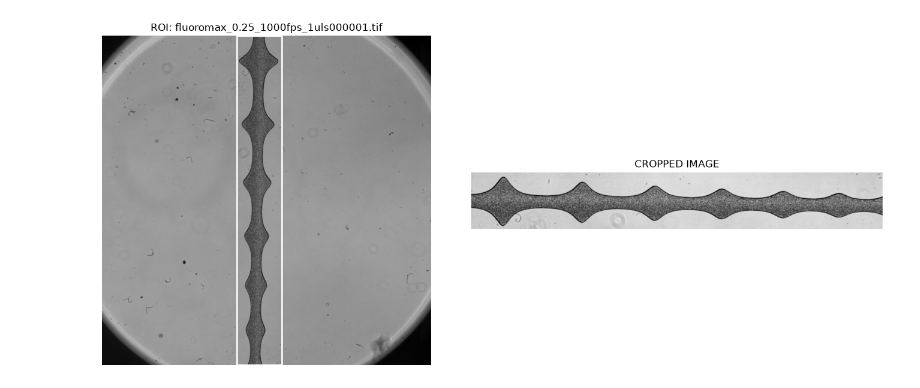
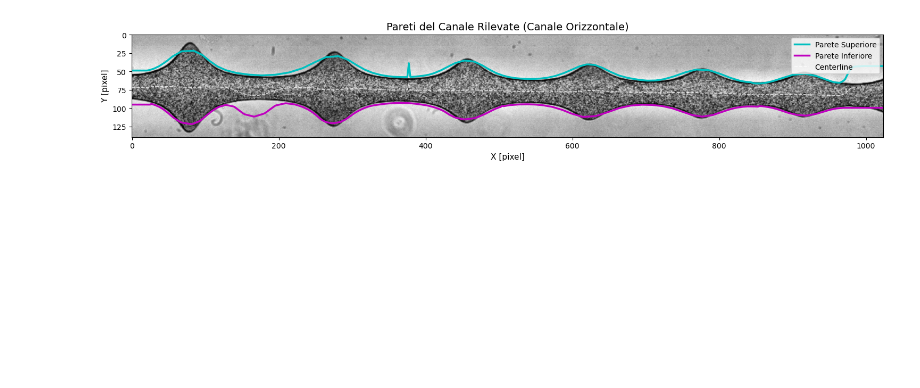
Before and after one commit to AsiLuca/Rheoflu_scripts, a Jupyter notebook: PIV_cropped.ipynb, the cells around one changed output. Drawn from its saved outputs; the diff is of its cells as text; code cells hidden in the pictures; blank space fills up the shorter version.

Commit message:
- Migliarata la piv aggiungendo mascheramento del canale e affinamento  parametri ma ancora non va. - stress from Stress_from_channel

```diff
--- a/PIV_cropped.ipynb
+++ b/PIV_cropped.ipynb
@@ -35,48 +35,75 @@ CROP_X_MAX = 900
 # %%
-# Parametri di ritaglio (Crop)
-# Ritaglia l'immagine per alleggerire l'analisi. Regola questi valori in base alla tua ROI.
-CROP_Y_MIN = 0
-CROP_Y_MAX = 1024
-CROP_X_MIN = 420
-CROP_X_MAX = 560
+# --- 1. CARICAMENTO E ROTAZIONE DEI FRAME ---
+def read_gray_and_crop(path):
+    """Legge l'immagine, ritaglia lungo il canale e ruota di 90° CCW per averlo orizzontale."""
+    img = cv2.imread(str(path), cv2.IMREAD_GRAYSCALE)
+    if img is None:
+        raise ValueError(f"Impossibile leggere l'immagine: {path}")
+    crop = img[CROP_Y_MIN:CROP_Y_MAX, CROP_X_MIN:CROP_X_MAX]
+    crop_rot = cv2.rotate(crop, cv2.ROTATE_90_COUNTERCLOCKWISE)
+    clahe = cv2.createCLAHE(clipLimit=2.0, tileGridSize=(8, 8))
+    return clahe.apply(crop_rot)
+
 
 frames = sorted(INPUT_DIR.glob(PATTERN))
-
 if not frames:
     raise FileNotFoundError(f"Nessuna immagine trovata in {INPUT_DIR} con pattern {PATTERN}")
 
-# Legge l'immagine in scala di grigi.
-image = cv2.imread(str(frames[0]), cv2.IMREAD_GRAYSCALE)
-if image is None:
-    raise ValueError(f"Impossibile leggere l'immagine: {frames[0]}")
+# Leggiamo il primo frame per rilevare i bordi del canale
+ref_frame = read_gray_and_crop(frames[FIRST_FRAME])
+H, W = ref_frame.shape
 
-# Estrae la regione di interesse.
-cropped = image[CROP_Y_MIN:CROP_Y_MAX, CROP_X_MIN:CROP_X_MAX]
-cropped = cv2.rotate(cropped, cv2.ROTATE_90_COUNTERCLOCKWISE)  # Ruota di 90 gradi in senso antiorario
+# --- 2. RILEVAMENTO DEI BORDI CON ACTIVE CONTOUR (SNAKE) ---
+n_points = 300
+x_coords = np.linspace(2, W - 3, n_points)
 
-# Crea una copia per disegnare il rettangolo senza modificare l'immagine originale.
-image_with_rectangle = image.copy()
-cv2.rectangle(
-    image_with_rectangle,
-    (CROP_X_MIN, CROP_Y_MIN),  # Angolo in alto a sinistra: (x, y)
-    (CROP_X_MAX, CROP_Y_MAX),  # Angolo in basso a destra: (x, y)
-    color=255,                 # Bianco, dato che l'immagine è in scala di grigi
-    thickness=3,
-)
+# Linee di partenza vicino ai bordi superiore e inferiore
+init_top = np.column_stack([np.full_like(x_coords, 35), x_coords])
+init_bottom = np.column_stack([np.full_like(x_coords, H - 30), x_coords])
+
+# Sfocatura gaussiana per isolare le pareti dalle particelle
+blurred = gaussian(ref_frame, sigma=10)
+
+snake_params = {
+    "alpha": 0.005,  # Elasticità
+    "beta": 0.01,    # Rigidità
+    "w_edge": 200.0, # Attrazione per il gradiente delle pareti
+    "w_line": 0.0,
+    "boundary_condition": "free",
+    "max_num_iter": 2500,
+}
+
+print("Rilevamento delle pareti del canale con active contour...")
+snake_top = active_contour(blurred, init_top, **snake_params)
+snake_bottom = active_contour(blurred, init_bottom, **snake_params)
+
+# Ordiniamo i punti per l'interpolazione continua
+x_t, y_t = snake_top[:, 1], snake_top[:, 0]
+x_b, y_b = snake_bottom[:, 1], snake_bottom[:, 0]
+st = np.argsort(x_t); x_t, y_t = x_t[st], y_t[st]
+sb = np.argsort(x_b); x_b, y_b = x_b[sb], y_b[sb]
+
+def get_channel_bounds(x_query):
+    """Restituisce y_top(x) e y_bottom(x) per qualsiasi coordinata x."""
+    yt = np.interp(x_query, x_t, y_t)
+    yb = np.interp(x_query, x_b, y_b)
+    return yt, yb
 
 
+# --- 3. VISUALIZZAZIONE DELLE PARETI RILEVATE ---
+x_plot = np.linspace(0, W - 1, 500)
+yt_plot, yb_plot = get_channel_bounds(x_plot)
+y_center_plot = (yt_plot + yb_plot) / 2.0
 
-# Visualizza l'immagine originale con il rettangolo e, a fianco, il ritaglio.
-fig, axes = plt.subplots(1, 2, figsize=(14, 6))
-
-axes[0].imshow(image_with_rectangle, cmap="gray")
-axes[0].set_title(f"ROI: {frames[0].name}")
-axes[0].axis("off")
-
-axes[1].imshow(cropped, cmap="gray")
-axes[1].set_title("CROPPED IMAGE")
-axes[1].axis("off")
-
+fig, ax = plt.subplots(figsize=(15, 4.5))
+ax.imshow(ref_frame, cmap="gray")
+ax.plot(x_plot, yt_plot, "-c", lw=2.5, label="Parete Superiore")
+ax.plot(x_plot, yb_plot, "-m", lw=2.5, label="Parete Inferiore")
+ax.plot(x_plot, y_center_plot, "--w", lw=1.2, alpha=0.7, label="Centerline")
+ax.set_title("Pareti del Canale Rilevate (Canale Orizzontale)", fontsize=14)
+ax.set_xlabel("X [pixel]", fontsize=11)
+ax.set_ylabel("Y [pixel]", fontsize=11)
+ax.legend(loc="upper right", fontsize=10)
 plt.tight_layout()
 plt.show()
 # %% [output]
@@ -83 +111 @@ plt.show()
-[figure, old version]
+[figure, new version]
```
Also changed, not shown: parts of 9 cells of this notebook, 2 other files.
